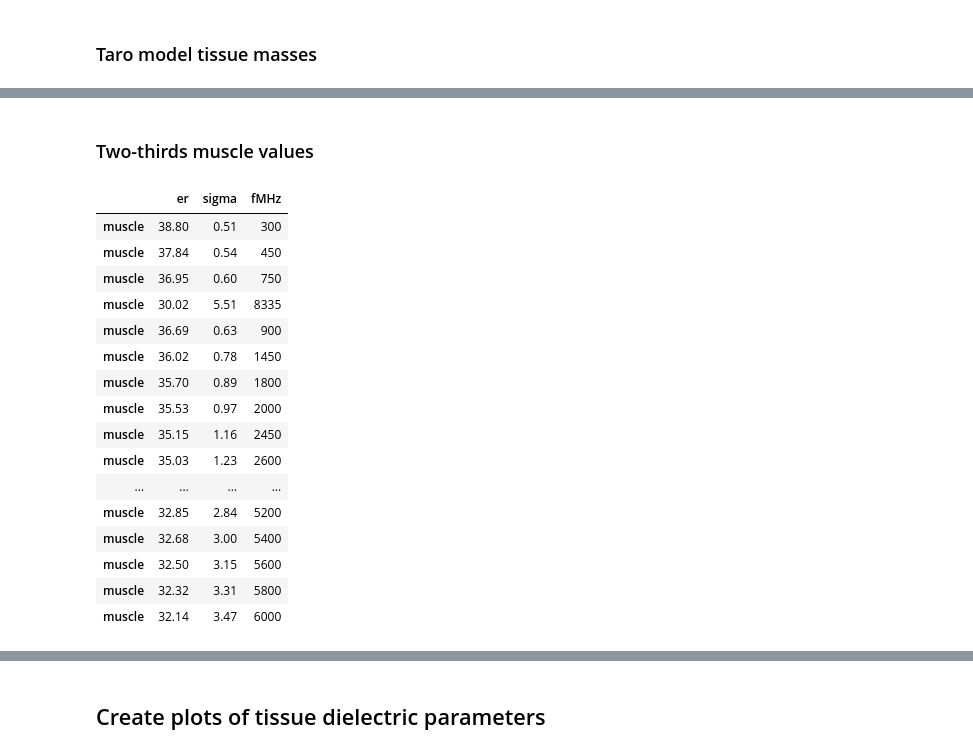
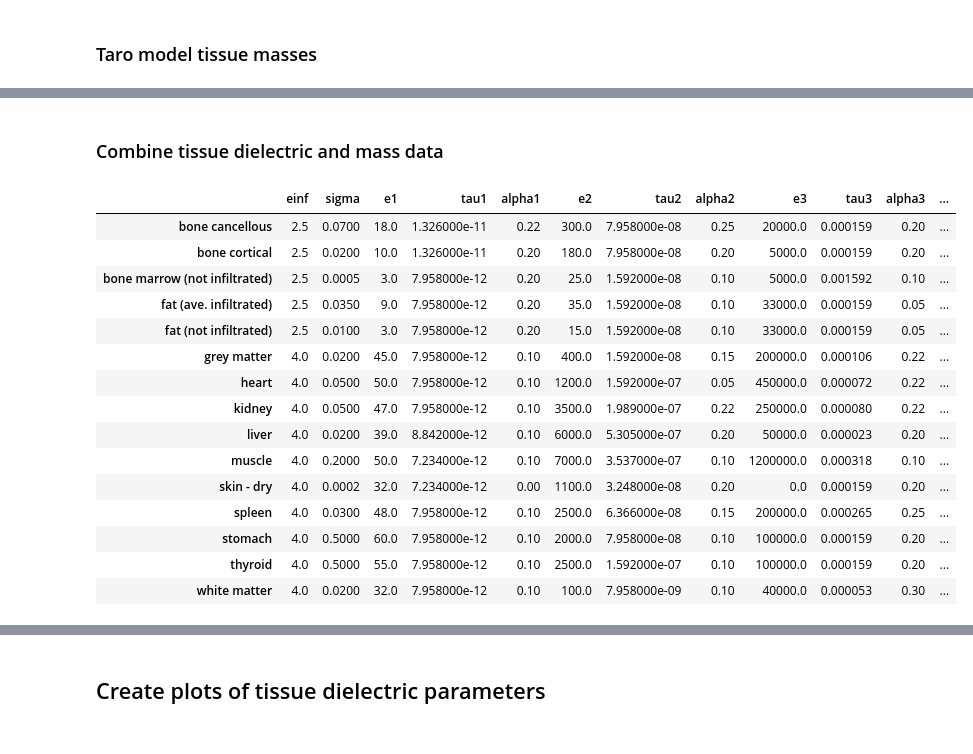
Before and after one commit to dreme/spatial-averaging-wg, a Jupyter notebook: notebooks/tissue dielectrics.ipynb, the cells around one changed output, grey strips where cells are left out. Saved outputs shown, nothing was run; the diff lists cells and outputs as text; code cells hidden in the pictures.

```diff
--- a/notebooks/tissue dielectrics.ipynb
+++ b/notebooks/tissue dielectrics.ipynb
@@ -137,31 +108,22 @@ td
-# %% [markdown]
-### Two-thirds muscle values
-# %%
-muscle = gtdp.loc['muscle'].to_frame().T
-freqs = [300,450,750,8335,900,1450,1800,2000,2450,2600,3000,
-         4000,5000,5200,5400,5600,5800,6000]
-tt = pd.DataFrame(columns=['er','sigma','fMHz'])
-for fMHz in freqs:
-    td = muscle.agg(tissue_dielectric, axis=1, fMHz=fMHz, factor=2/3).round(2)
-    td.columns = ['er','sigma']
-    td['fMHz'] = fMHz
-    tt = tt.append(td)
-tt
-# %% [output]
-|  | er | sigma | fMHz |
-| muscle | 38.80 | 0.51 | 300 |
-| muscle | 37.84 | 0.54 | 450 |
-| muscle | 36.95 | 0.60 | 750 |
-| muscle | 30.02 | 5.51 | 8335 |
-| muscle | 36.69 | 0.63 | 900 |
-| muscle | 36.02 | 0.78 | 1450 |
-| muscle | 35.70 | 0.89 | 1800 |
-| muscle | 35.53 | 0.97 | 2000 |
-| muscle | 35.15 | 1.16 | 2450 |
-| muscle | 35.03 | 1.23 | 2600 |
-| ... | ... | ... | ... |
-| muscle | 32.85 | 2.84 | 5200 |
-| muscle | 32.68 | 3.00 | 5400 |
-| muscle | 32.50 | 3.15 | 5600 |
-| muscle | 32.32 | 3.31 | 5800 |
-| muscle | 32.14 | 3.47 | 6000 |
+# %% [markdown]
+### Combine tissue dielectric and mass data
+# %%
+gtdp_taro = gtdp.merge(taro,left_index=True,right_index=True,how='inner')
+gtdp_taro
+# %% [output]
+|  | einf | sigma | e1 | tau1 | alpha1 | e2 | tau2 | alpha2 | e3 | tau3 | alpha3 | ... |
+| bone cancellous | 2.5 | 0.0700 | 18.0 | 1.326000e-11 | 0.22 | 300.0 | 7.958000e-08 | 0.25 | 20000.0 | 0.000159 | 0.20 | ... |
+| bone cortical | 2.5 | 0.0200 | 10.0 | 1.326000e-11 | 0.20 | 180.0 | 7.958000e-08 | 0.20 | 5000.0 | 0.000159 | 0.20 | ... |
+| bone marrow (not infiltrated) | 2.5 | 0.0005 | 3.0 | 7.958000e-12 | 0.20 | 25.0 | 1.592000e-08 | 0.10 | 5000.0 | 0.001592 | 0.10 | ... |
+| fat (ave. infiltrated) | 2.5 | 0.0350 | 9.0 | 7.958000e-12 | 0.20 | 35.0 | 1.592000e-08 | 0.10 | 33000.0 | 0.000159 | 0.05 | ... |
+| fat (not infiltrated) | 2.5 | 0.0100 | 3.0 | 7.958000e-12 | 0.20 | 15.0 | 1.592000e-08 | 0.10 | 33000.0 | 0.000159 | 0.05 | ... |
+| grey matter | 4.0 | 0.0200 | 45.0 | 7.958000e-12 | 0.10 | 400.0 | 1.592000e-08 | 0.15 | 200000.0 | 0.000106 | 0.22 | ... |
+| heart | 4.0 | 0.0500 | 50.0 | 7.958000e-12 | 0.10 | 1200.0 | 1.592000e-07 | 0.05 | 450000.0 | 0.000072 | 0.22 | ... |
+| kidney | 4.0 | 0.0500 | 47.0 | 7.958000e-12 | 0.10 | 3500.0 | 1.989000e-07 | 0.22 | 250000.0 | 0.000080 | 0.22 | ... |
+| liver | 4.0 | 0.0200 | 39.0 | 8.842000e-12 | 0.10 | 6000.0 | 5.305000e-07 | 0.20 | 50000.0 | 0.000023 | 0.20 | ... |
+| muscle | 4.0 | 0.2000 | 50.0 | 7.234000e-12 | 0.10 | 7000.0 | 3.537000e-07 | 0.10 | 1200000.0 | 0.000318 | 0.10 | ... |
+| skin - dry | 4.0 | 0.0002 | 32.0 | 7.234000e-12 | 0.00 | 1100.0 | 3.248000e-08 | 0.20 | 0.0 | 0.000159 | 0.20 | ... |
+| spleen | 4.0 | 0.0300 | 48.0 | 7.958000e-12 | 0.10 | 2500.0 | 6.366000e-08 | 0.15 | 200000.0 | 0.000265 | 0.25 | ... |
+| stomach | 4.0 | 0.5000 | 60.0 | 7.958000e-12 | 0.10 | 2000.0 | 7.958000e-08 | 0.10 | 100000.0 | 0.000159 | 0.20 | ... |
+| thyroid | 4.0 | 0.5000 | 55.0 | 7.958000e-12 | 0.10 | 2500.0 | 1.592000e-07 | 0.10 | 100000.0 | 0.000159 | 0.20 | ... |
+| white matter | 4.0 | 0.0200 | 32.0 | 7.958000e-12 | 0.10 | 100.0 | 7.958000e-09 | 0.10 | 40000.0 | 0.000053 | 0.30 | ... |
```
Also changed, not shown: parts of 13 cells of this notebook, 9 other files.
